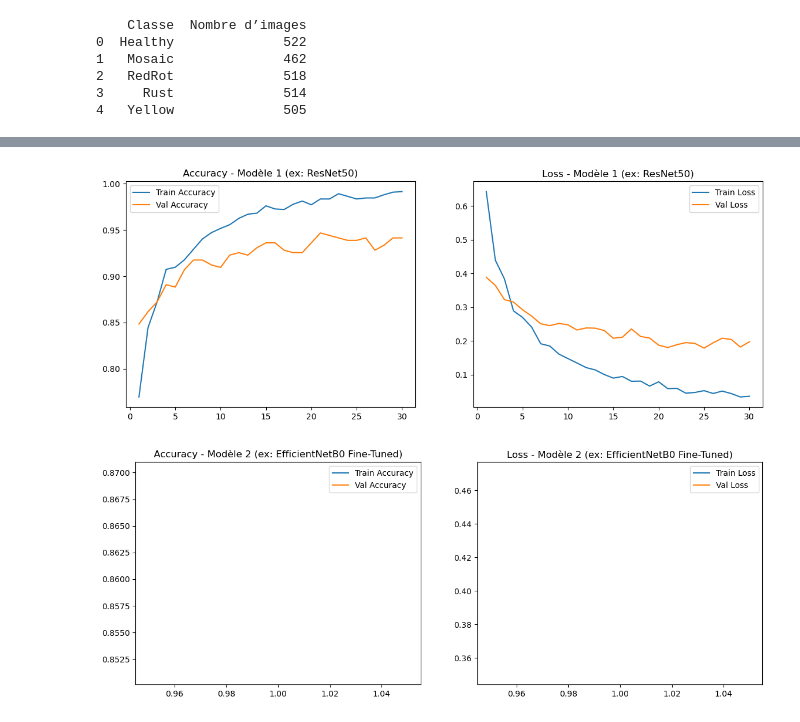
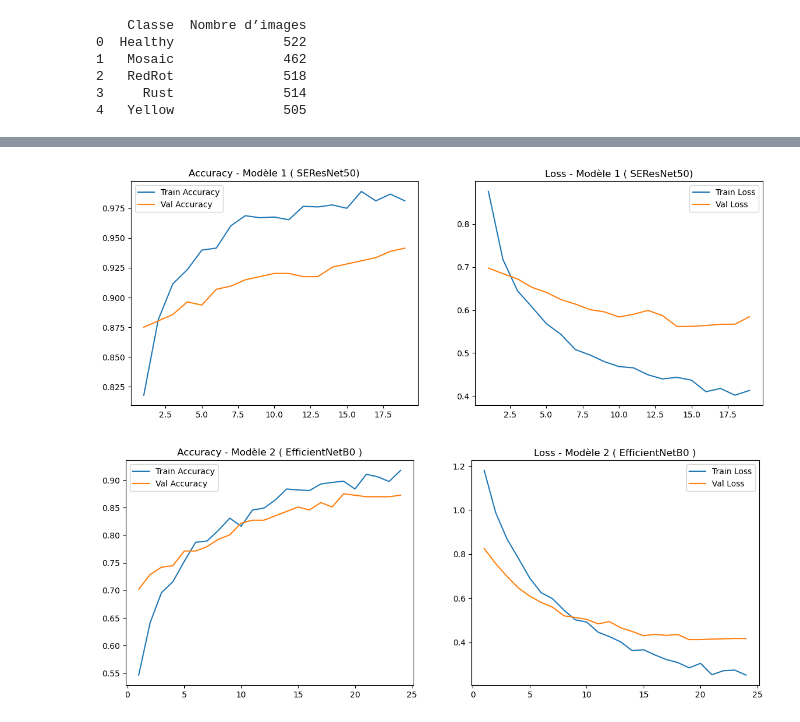
Before and after one commit to chaimae-02/SENet, a Jupyter notebook: Code/Projet.ipynb, the cells around one changed output, grey strips where cells are left out. Drawn from its saved outputs; the diff is of its cells as text; code cells hidden in the pictures.

```diff
--- a/Code/Projet.ipynb
+++ b/Code/Projet.ipynb
@@ -375,6 +394,6 @@ WARNING:absl:You are saving your model as an HDF5 file via `model.save()` or `ke
 # %%
 from tensorflow.keras.models import load_model
-model = load_model('best_model.h5')
+model = load_model('best_model.keras')
 
 loss, acc = model.evaluate(test_gen)
 print("Final test accuracy:", acc)
@@ -497,42 +515,31 @@ Epoch 10/10
 # %%
-from tensorflow.keras.callbacks import ModelCheckpoint, EarlyStopping
+from tensorflow.keras.optimizers import Adam
+from tensorflow.keras.callbacks import ModelCheckpoint, EarlyStopping, ReduceLROnPlateau
 
-checkpoint = ModelCheckpoint(
-    'best_model2.h5',
-    monitor='val_loss',
-    save_best_only=True,
-    mode='min',
-    verbose=1
-)
+# Callbacks
+checkpoint = ModelCheckpoint('best_model2.keras', monitor='val_loss', save_best_only=True, verbose=1)
+earlystop = EarlyStopping(monitor='val_loss', patience=5, restore_best_weights=True, verbose=1)
+reduce_lr = ReduceLROnPlateau(monitor='val_loss', factor=0.5, patience=3, verbose=1, min_lr=1e-6)
 
-earlystop = EarlyStopping(
-    monitor='val_loss',
-    patience=5,
-    restore_best_weights=True,
-    verbose=1
-)
+callbacks = [earlystop, checkpoint, reduce_lr]
 
-
-
-callbacks = [early_stop, checkpoint]
-
-
+# Fine-tuning
 base_model2.trainable = True
-
-# On ne fine-tune que les 50 dernières couches
 for layer in base_model2.layers[:-50]:
     layer.trainable = False
 
+# Compilation
 model2.compile(
-    optimizer=Adam(learning_rate=1e-5),
+    optimizer=Adam(learning_rate=5e-5),
     loss='categorical_crossentropy',
     metrics=['accuracy']
 )
 
+# Entraînement
 history2_ft = model2.fit(
     train_gen,
     validation_data=val_gen,
-    epochs=75,
-    callbacks=[checkpoint, earlystop]
+    epochs=50,
+    callbacks=callbacks
 )
 # %% [output]
@@ -548,37 +570,37 @@ Test accuracy EfficientNetB0: 0.859375
 import matplotlib.pyplot as plt
 
 def plot_history(history, title):
     acc = history.history['accuracy']
     val_acc = history.history['val_accuracy']
     loss = history.history['loss']
     val_loss = history.history['val_loss']
 
     epochs = range(1, len(acc) + 1)
 
     plt.figure(figsize=(14,5))
 
     # Accuracy
     plt.subplot(1,2,1)
     plt.plot(epochs, acc, label='Train Accuracy')
     plt.plot(epochs, val_acc, label='Val Accuracy')
     plt.title(f'Accuracy - {title}')
     plt.legend()
 
     # Loss
     plt.subplot(1,2,2)
     plt.plot(epochs, loss, label='Train Loss')
     plt.plot(epochs, val_loss, label='Val Loss')
     plt.title(f'Loss - {title}')
     plt.legend()
 
     plt.show()
 
 # Remplace ici par tes vrais objets history
-plot_history(history, "Modèle 1 (ex: ResNet50)")
-plot_history(history2_ft, "Modèle 2 (ex: EfficientNetB0 Fine-Tuned)")
+plot_history(history, "Modèle 1 ( SEResNet50)")
+plot_history(history2_ft, "Modèle 2 ( EfficientNetB0 )")
 # %% [output]
-[figure, old version]
+[figure, new version]
-[figure, old version]
+[figure, new version]
 # %%
 import seaborn as sns
 import matplotlib.pyplot as plt
```
Also changed, not shown: parts of 22 cells of this notebook, 1 other file.
